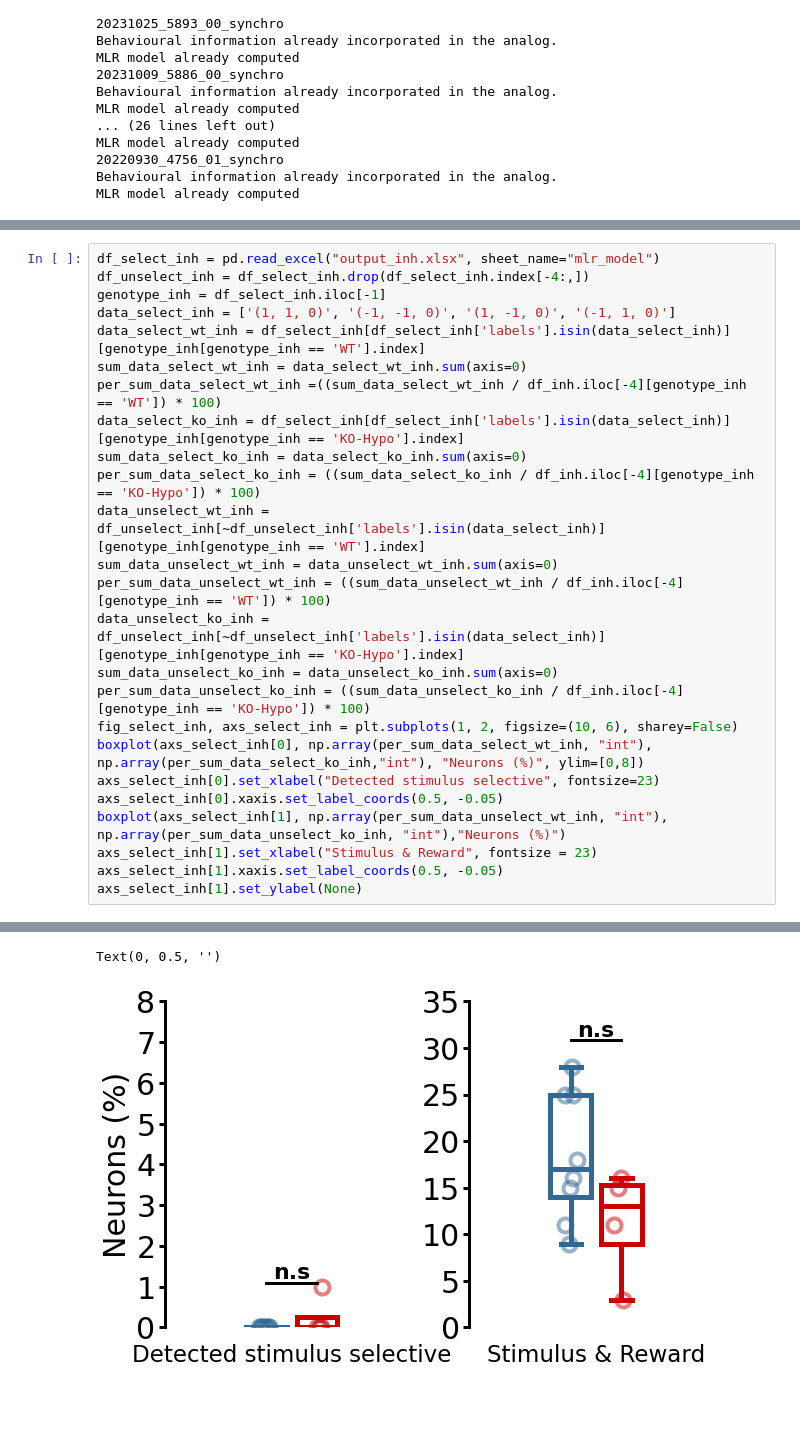
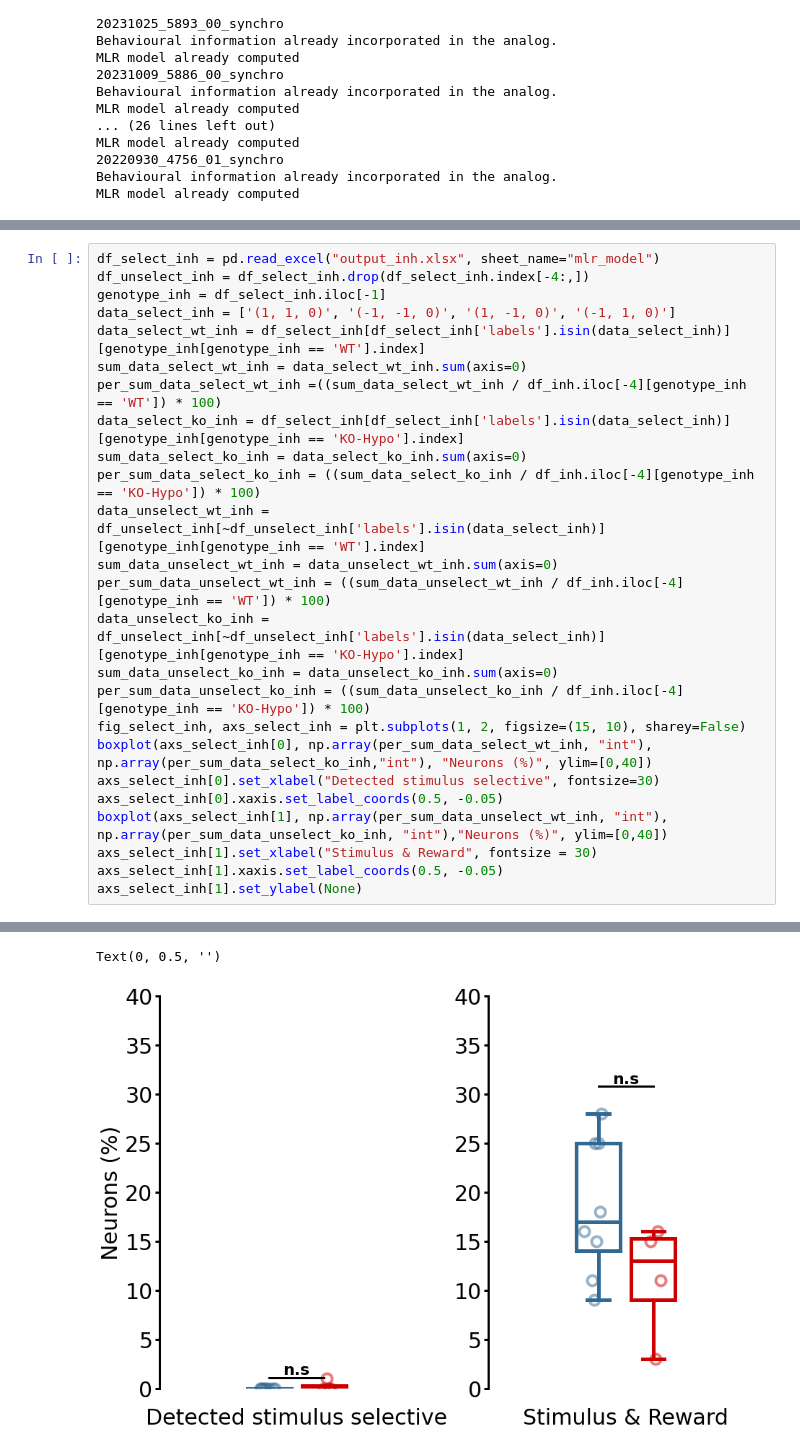
Before and after one commit to OuraniaSem/Percephone, a Jupyter notebook: Figures/mlr_output.ipynb, the cells around one changed output, grey strips where cells are left out. Saved outputs shown, nothing was run; the diff lists cells and outputs as text; blank space fills up the shorter version.

```diff
--- a/Figures/mlr_output.ipynb
+++ b/Figures/mlr_output.ipynb
@@ -241,36 +245,36 @@ df_select_inh = pd.read_excel("output_inh.xlsx", sheet_name="mlr_model")
 df_unselect_inh = df_select_inh.drop(df_select_inh.index[-4:,])
 genotype_inh = df_select_inh.iloc[-1]
 data_select_inh = ['(1, 1, 0)', '(-1, -1, 0)', '(1, -1, 0)', '(-1, 1, 0)']
 data_select_wt_inh = df_select_inh[df_select_inh['labels'].isin(data_select_inh)][genotype_inh[genotype_inh == 'WT'].index]
 sum_data_select_wt_inh = data_select_wt_inh.sum(axis=0)
 per_sum_data_select_wt_inh =((sum_data_select_wt_inh / df_inh.iloc[-4][genotype_inh == 'WT']) * 100)
 data_select_ko_inh = df_select_inh[df_select_inh['labels'].isin(data_select_inh)][genotype_inh[genotype_inh == 'KO-Hypo'].index]
 sum_data_select_ko_inh = data_select_ko_inh.sum(axis=0)
 per_sum_data_select_ko_inh = ((sum_data_select_ko_inh / df_inh.iloc[-4][genotype_inh == 'KO-Hypo']) * 100)
 data_unselect_wt_inh = df_unselect_inh[~df_unselect_inh['labels'].isin(data_select_inh)][genotype_inh[genotype_inh == 'WT'].index]
 sum_data_unselect_wt_inh = data_unselect_wt_inh.sum(axis=0)
 per_sum_data_unselect_wt_inh = ((sum_data_unselect_wt_inh / df_inh.iloc[-4][genotype_inh == 'WT']) * 100)
 data_unselect_ko_inh = df_unselect_inh[~df_unselect_inh['labels'].isin(data_select_inh)][genotype_inh[genotype_inh == 'KO-Hypo'].index]
 sum_data_unselect_ko_inh = data_unselect_ko_inh.sum(axis=0)
 per_sum_data_unselect_ko_inh = ((sum_data_unselect_ko_inh / df_inh.iloc[-4][genotype_inh == 'KO-Hypo']) * 100)
-fig_select_inh, axs_select_inh = plt.subplots(1, 2, figsize=(10, 6), sharey=False)
-boxplot(axs_select_inh[0], np.array(per_sum_data_select_wt_inh, "int"), np.array(per_sum_data_select_ko_inh,"int"), "Neurons (%)", ylim=[0,8])
-axs_select_inh[0].set_xlabel("Detected stimulus selective", fontsize=23)
+fig_select_inh, axs_select_inh = plt.subplots(1, 2, figsize=(15, 10), sharey=False)
+boxplot(axs_select_inh[0], np.array(per_sum_data_select_wt_inh, "int"), np.array(per_sum_data_select_ko_inh,"int"), "Neurons (%)", ylim=[0,40])
+axs_select_inh[0].set_xlabel("Detected stimulus selective", fontsize=30)
 axs_select_inh[0].xaxis.set_label_coords(0.5, -0.05)
-boxplot(axs_select_inh[1], np.array(per_sum_data_unselect_wt_inh, "int"), np.array(per_sum_data_unselect_ko_inh, "int"),"Neurons (%)")
-axs_select_inh[1].set_xlabel("Stimulus & Reward", fontsize = 23)
+boxplot(axs_select_inh[1], np.array(per_sum_data_unselect_wt_inh, "int"), np.array(per_sum_data_unselect_ko_inh, "int"),"Neurons (%)", ylim=[0,40])
+axs_select_inh[1].set_xlabel("Stimulus & Reward", fontsize = 30)
 axs_select_inh[1].xaxis.set_label_coords(0.5, -0.05)
 axs_select_inh[1].set_ylabel(None)
 # %% [output]
 Boxplot plotting.
 Neurons (%)
 ShapiroResult(statistic=1.0, pvalue=1.0)
 ShapiroResult(statistic=0.6297762393951416, pvalue=0.001240724348463118)
 MannwhitneyuResult(statistic=12.0, pvalue=0.2159249389401403)
 Boxplot plotting.
 Neurons (%)
 ShapiroResult(statistic=0.9310171604156494, pvalue=0.5253793001174927)
 ShapiroResult(statistic=0.8797691464424133, pvalue=0.3376508355140686)
 Ttest_indResult(statistic=1.7449070434797254, pvalue=0.11159622820073123)
 Text(0, 0.5, '')
-[figure, old version]
+[figure, new version]
```
Also changed, not shown: parts of 3 cells of this notebook.
